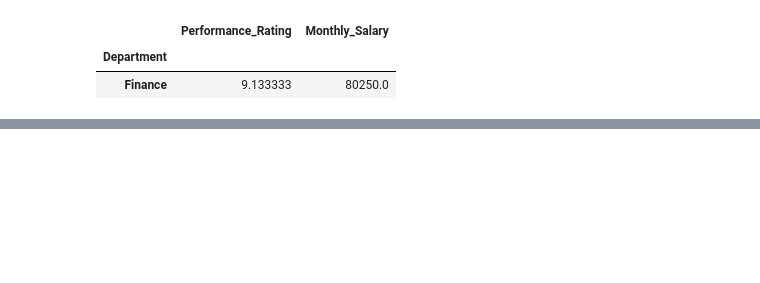
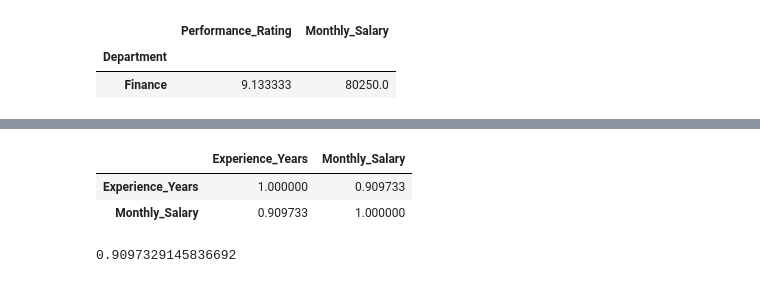
Before and after one commit to pavanajugiya/ds_programs, a Jupyter notebook: DS_21_9_case_study_3_workforce_raw.ipynb, the cells around one changed output, grey strips where cells are left out. Cells and saved outputs as stored; diff of their text form; code cells hidden in the pictures; blank space fills up the shorter version.

```diff
--- a/DS_21_9_case_study_3_workforce_raw.ipynb
+++ b/DS_21_9_case_study_3_workforce_raw.ipynb
@@ -99,0 +208,12 @@ av.sort_values(by="Monthly_Salary",ascending=False).head(1)
+# %%
+correlation = work_clean[["Experience_Years", "Monthly_Salary"]].corr()
+display(correlation)
+# %% [output]
+|  | Experience_Years | Monthly_Salary |
+| Experience_Years | 1.000000 | 0.909733 |
+| Monthly_Salary | 0.909733 | 1.000000 |
+# %%
+corr_value = work_clean["Experience_Years"].corr(work_clean["Monthly_Salary"])
+corr_value
+# %% [output]
+0.9097329145836692
```
Also changed, not shown: parts of 5 cells of this notebook.
